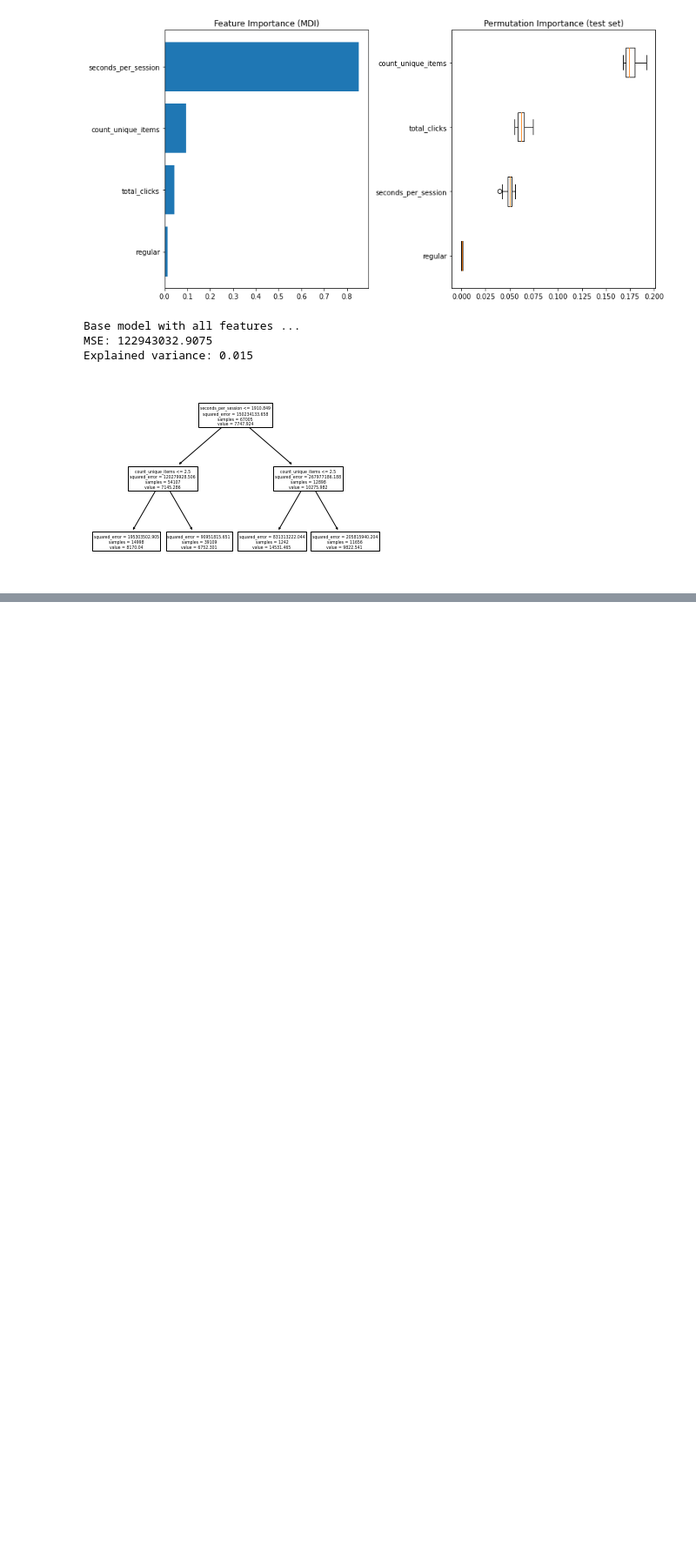
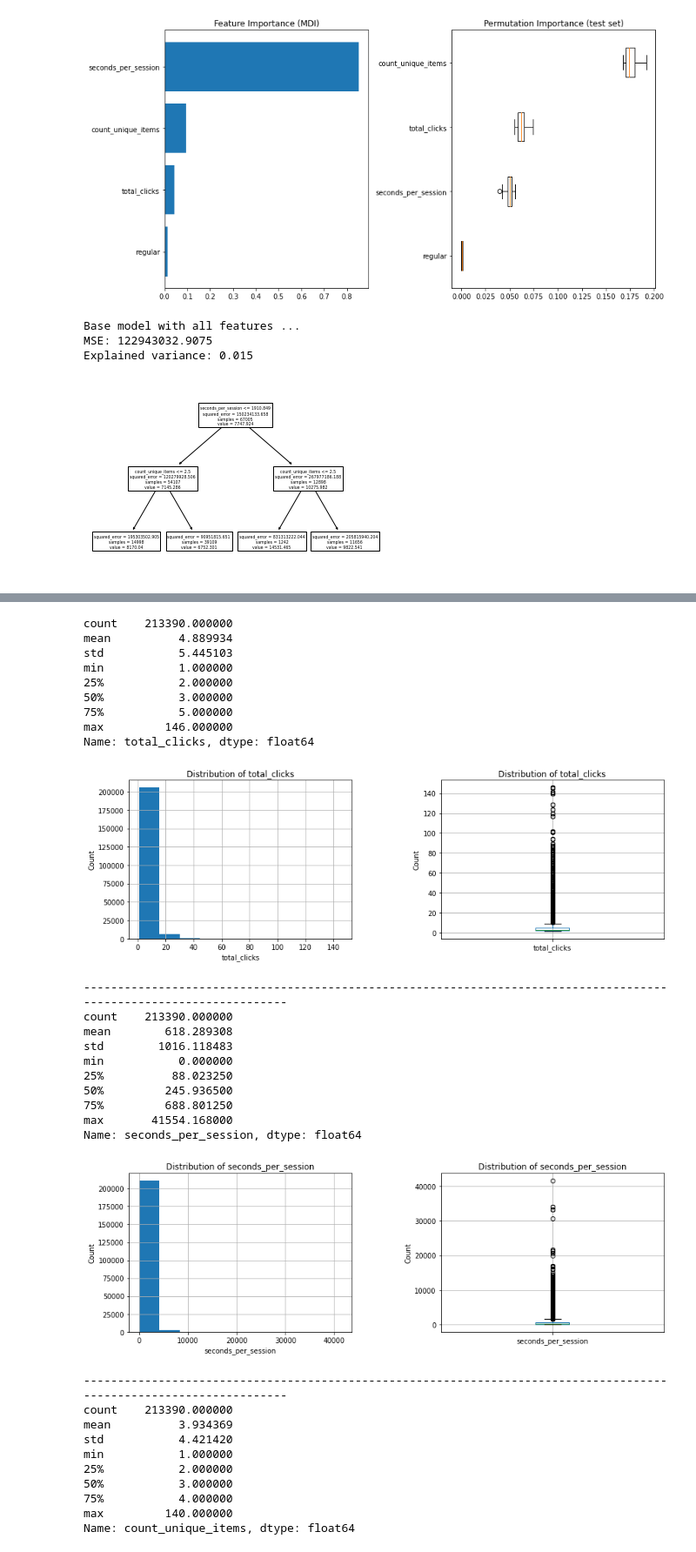
Before and after one commit to jacobweiss2305/purchase-predictions, a Jupyter notebook: model/notebooks/main.ipynb, the cells around one changed output, grey strips where cells are left out. Shown at 87% size. Cells and saved outputs as stored; diff of their text form; code cells hidden in the pictures; blank space fills up the shorter version.

```diff
--- a/model/notebooks/main.ipynb
+++ b/model/notebooks/main.ipynb
@@ -31,6 +35,6 @@ from process.pipelines.data_science import nodes as ds
 # %%
 clickstream = catalog.load('clickstream').sort_values(by = ['session_id', 'timestamp']).set_index('session_id')
 purchase = catalog.load('purchase').sort_values(by = ['session_id', 'timestamp']).set_index('session_id')
-test = catalog.load('test')
+test = catalog.load('test').sort_values(by = ['session_id', 'timestamp']).set_index('session_id')
 warnings.filterwarnings('ignore')
 # %% [output]
@@ -408,0 +377,14 @@ decisionTreeRegressor, decisionTreeRegressor_metrics = ds.DecisionTree(X_train_r
+# %%
+total_clicks = dp.total_clicks(test)
+test = test.join(total_clicks, how='left')
+
+seconds_per_session = dp.total_seconds(test)
+test = test.join(seconds_per_session['seconds_per_session']).drop('timestamp', axis = 1).drop_duplicates()
+
+unique_items = dp.count_unique_items(test)
+test = test.join(unique_items).drop('item_id', axis = 1).drop_duplicates()
+
+category_map = dp.category_map(test)
+test = test.join(pd.get_dummies(category_map)).drop(['category', 'category_map'], axis = 1).drop_duplicates()
+
+test.head()
@@ -408,0 +399,38 @@ decisionTreeRegressor, decisionTreeRegressor_metrics = ds.DecisionTree(X_train_r
+# %%
+dp.stat_plots(test, 'total_clicks')
+print('--------------------------------------------------------------------------------------------------------------------')
+dp.stat_plots(test, 'seconds_per_session')
+print('--------------------------------------------------------------------------------------------------------------------')
+dp.stat_plots(test, 'count_unique_items')
+# %% [output]
+count    213390.000000
+mean          4.889934
+std           5.445103
+min           1.000000
+25%           2.000000
+50%           3.000000
+75%           5.000000
+max         146.000000
+Name: total_clicks, dtype: float64
+[figure, added]
+--------------------------------------------------------------------------------------------------------------------
+count    213390.000000
+mean        618.289308
+std        1016.118483
+min           0.000000
+25%          88.023250
+50%         245.936500
+75%         688.801250
+max       41554.168000
+Name: seconds_per_session, dtype: float64
+[figure, added]
+--------------------------------------------------------------------------------------------------------------------
+count    213390.000000
+mean          3.934369
+std           4.421420
+min           1.000000
+25%           2.000000
+50%           3.000000
+75%           4.000000
+max         140.000000
+Name: count_unique_items, dtype: float64
```
Also changed, not shown: parts of 18 cells of this notebook, 2 other files.
